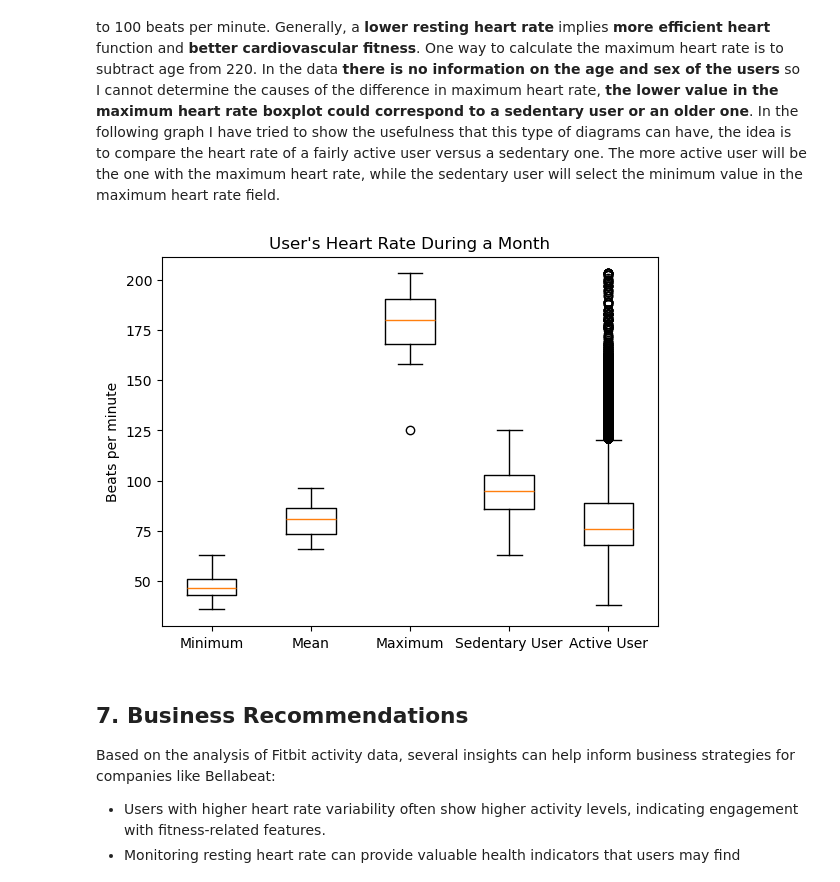
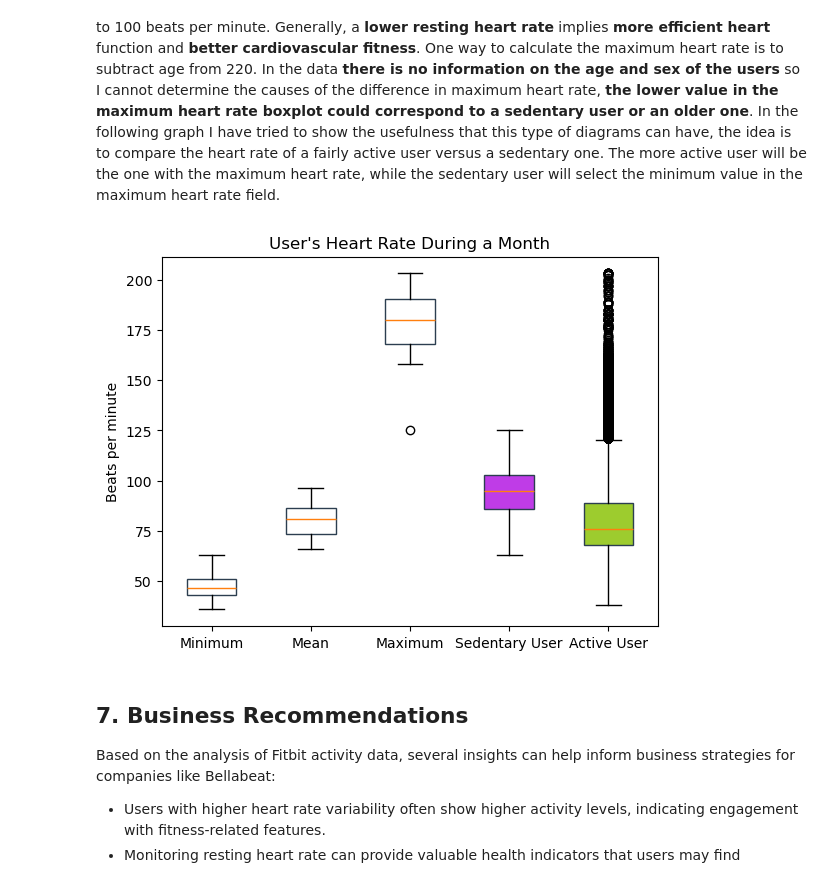
Before and after one commit to user-name-c/Bellabeat-Case-study, a Jupyter notebook: notebooks/bellabeat_analysis.ipynb, the cells around one changed output. Cells and saved outputs as stored; diff of their text form; code cells hidden in the pictures.

Commit message:
Improve users heart rate month graph

```diff
--- a/notebooks/bellabeat_analysis.ipynb
+++ b/notebooks/bellabeat_analysis.ipynb
@@ -215,29 +215,37 @@ sedentary_user = heart_rate_by_month.loc[
 active_user_data = heart_rate[heart_rate["Id"] == active_user["Id"]]
 sedentary_user_data = heart_rate[heart_rate["Id"] == sedentary_user["Id"]]
 # %%
-plt.figure()
-
-plt.boxplot([
+bp = plt.boxplot([
     heart_rate_by_month["min_heart_rate"],
     heart_rate_by_month["mean_heart_rate"],
     heart_rate_by_month["max_heart_rate"],
     sedentary_user_data["Value"],
     active_user_data["Value"]
-])
+], patch_artist=True)
+
+# 2. Definimos los colores para cada una de las 5 cajas
+# Usaremos un color neutro para los primeros 3 y colores contrastantes para los últimos 2
+colors = ['#FFFFFF', '#FFFFFF', '#FFFFFF', "#BF3CE7", "#9DCC2E"]
+
+# 3. Iteramos sobre las cajas (patches) y aplicamos los colores
+for patch, color in zip(bp['boxes'], colors):
+    patch.set_facecolor(color)
+    # Opcional: cambiar el color del borde a uno más oscuro
+    patch.set_edgecolor('#2C3E50')
 
 plt.title("User's Heart Rate During a Month")
-plt.xticks([1,2,3,4,5], [
+plt.xticks([1, 2, 3, 4, 5], [
     "Minimum",
     "Mean",
     "Maximum",
     "Sedentary User",
     "Active User"
 ])
 
 plt.ylabel("Beats per minute")
 plt.show()
 # %% [output]
-[figure, old version]
+[figure, new version]
 # %% [markdown]
 ## 7. Business Recommendations
 
```
